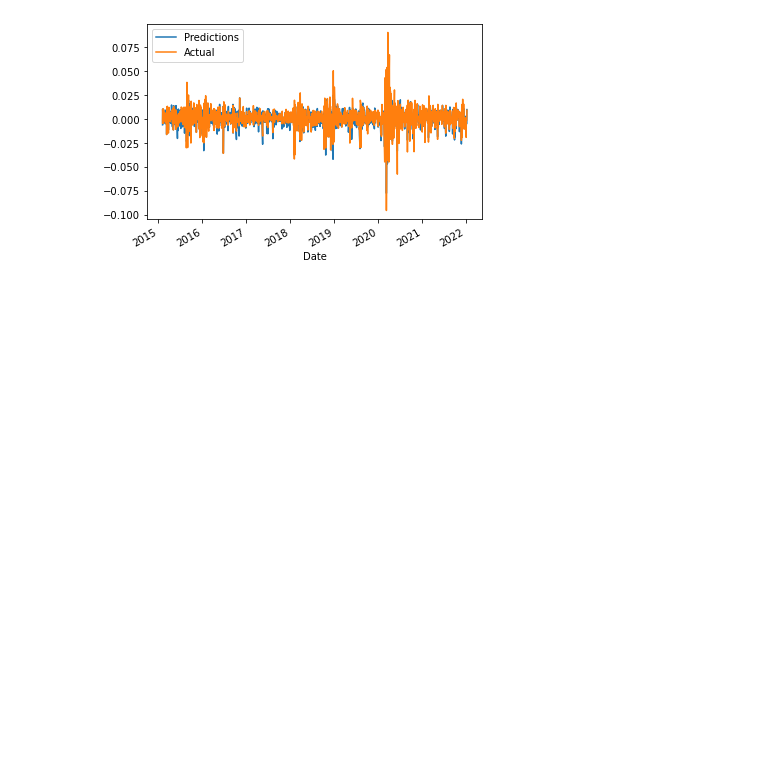
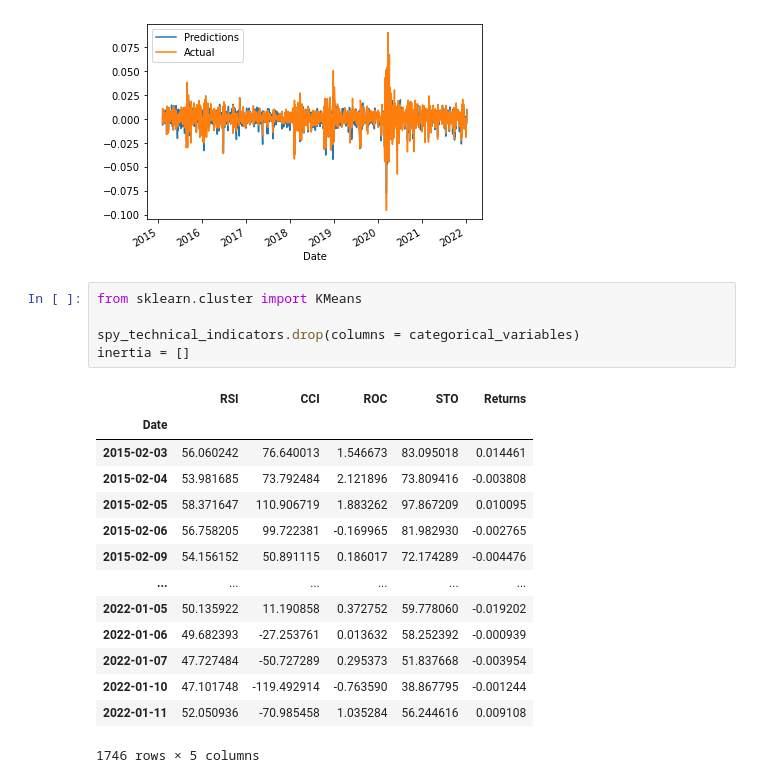
Before and after one commit to mingluuu/Bring_Neural_Network_to_Algo_Trading, a Jupyter notebook: momentum_indicators.ipynb, the cells around one changed output. Drawn from its saved outputs; the diff is of its cells as text; blank space fills up the shorter version.

```diff
--- a/momentum_indicators.ipynb
+++ b/momentum_indicators.ipynb
@@ -302,3 +302,23 @@ test_results.plot()
 # %% [output]
 <AxesSubplot:xlabel='Date'>
 [figure]
+# %%
+from sklearn.cluster import KMeans
+
+spy_technical_indicators.drop(columns = categorical_variables)
+inertia = []
+# %% [output]
+|  | RSI | CCI | ROC | STO | Returns |
+| Date |  |  |  |  |  |
+| 2015-02-03 | 56.060242 | 76.640013 | 1.546673 | 83.095018 | 0.014461 |
+| 2015-02-04 | 53.981685 | 73.792484 | 2.121896 | 73.809416 | -0.003808 |
+| 2015-02-05 | 58.371647 | 110.906719 | 1.883262 | 97.867209 | 0.010095 |
+| 2015-02-06 | 56.758205 | 99.722381 | -0.169965 | 81.982930 | -0.002765 |
+| 2015-02-09 | 54.156152 | 50.891115 | 0.186017 | 72.174289 | -0.004476 |
+| ... | ... | ... | ... | ... | ... |
+| 2022-01-05 | 50.135922 | 11.190858 | 0.372752 | 59.778060 | -0.019202 |
+| 2022-01-06 | 49.682393 | -27.253761 | 0.013632 | 58.252392 | -0.000939 |
+| 2022-01-07 | 47.727484 | -50.727289 | 0.295373 | 51.837668 | -0.003954 |
+| 2022-01-10 | 47.101748 | -119.492914 | -0.763590 | 38.867795 | -0.001244 |
+| 2022-01-11 | 52.050936 | -70.985458 | 1.035284 | 56.244616 | 0.009108 |
+1746 rows × 5 columns
```
Also changed, not shown: parts of 1 cell of this notebook.
